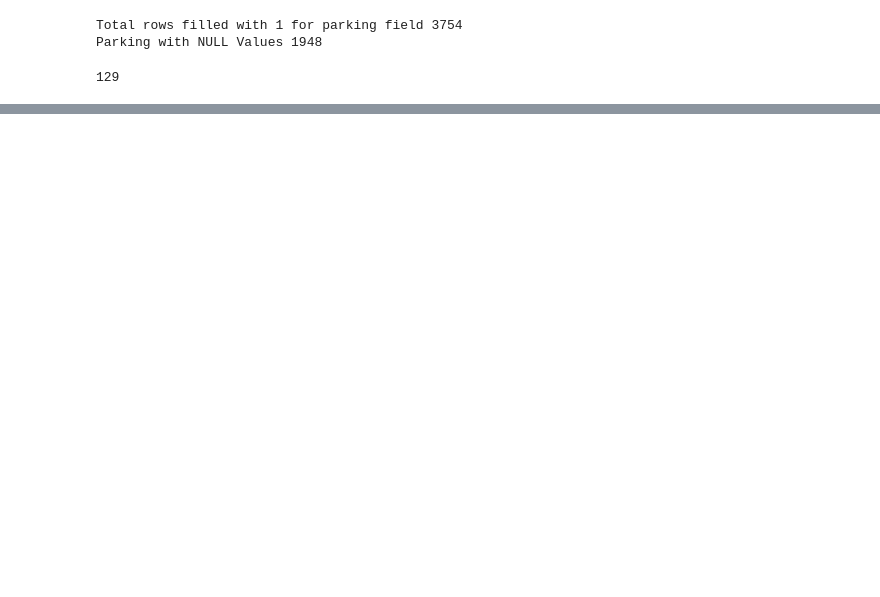
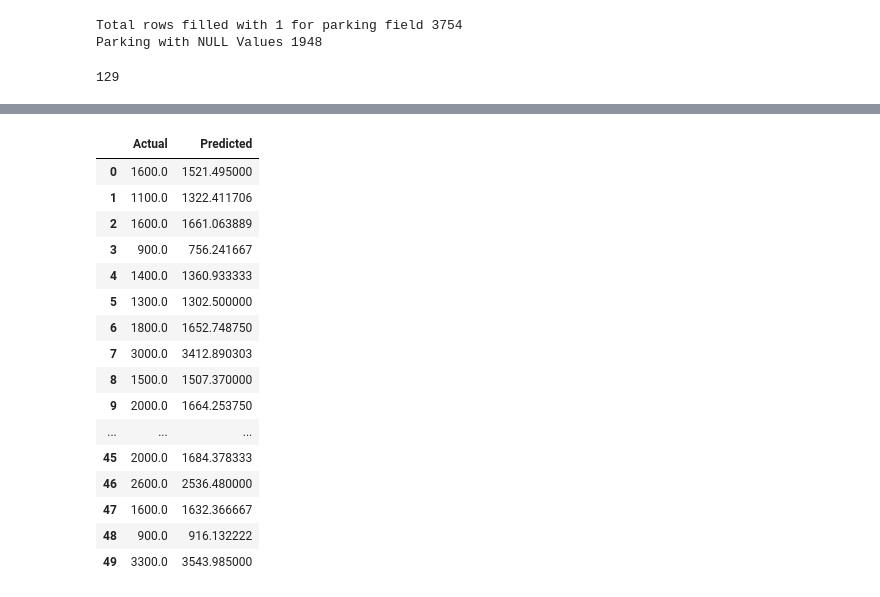
Before and after one commit to seapanda0/kl_rent_prices, a Jupyter notebook: kl_rent_prices.ipynb, the cells around one changed output, grey strips where cells are left out. Cells and saved outputs as stored; diff of their text form; code cells hidden in the pictures; blank space fills up the shorter version.

```diff
--- a/kl_rent_prices.ipynb
+++ b/kl_rent_prices.ipynb
@@ -144,0 +516,11 @@ plt.show()
+# %%
+from sklearn.model_selection import train_test_split
+
+X = df.drop(columns=['monthly_rent'])
+y = df['monthly_rent']
+
+X_train, X_test, y_train, y_test = train_test_split(
+    X, y, test_size=0.2, random_state=42
+)
+
+num_cols = ['rooms', 'parking', 'bathroom', 'size', 'property_age']
@@ -144,0 +615,27 @@ plt.show()
+# %%
+import pandas as pd
+
+results = pd.DataFrame({
+    'Actual': y_test.values,
+    'Predicted': y_pred_rf
+})
+
+results.head(50)
+# %% [output]
+|  | Actual | Predicted |
+| 0 | 1600.0 | 1521.495000 |
+| 1 | 1100.0 | 1322.411706 |
+| 2 | 1600.0 | 1661.063889 |
+| 3 | 900.0 | 756.241667 |
+| 4 | 1400.0 | 1360.933333 |
+| 5 | 1300.0 | 1302.500000 |
+| 6 | 1800.0 | 1652.748750 |
+| 7 | 3000.0 | 3412.890303 |
+| 8 | 1500.0 | 1507.370000 |
+| 9 | 2000.0 | 1664.253750 |
+| ... | ... | ... |
+| 45 | 2000.0 | 1684.378333 |
+| 46 | 2600.0 | 2536.480000 |
+| 47 | 1600.0 | 1632.366667 |
+| 48 | 900.0 | 916.132222 |
+| 49 | 3300.0 | 3543.985000 |
```
Also changed, not shown: parts of 32 cells of this notebook.
